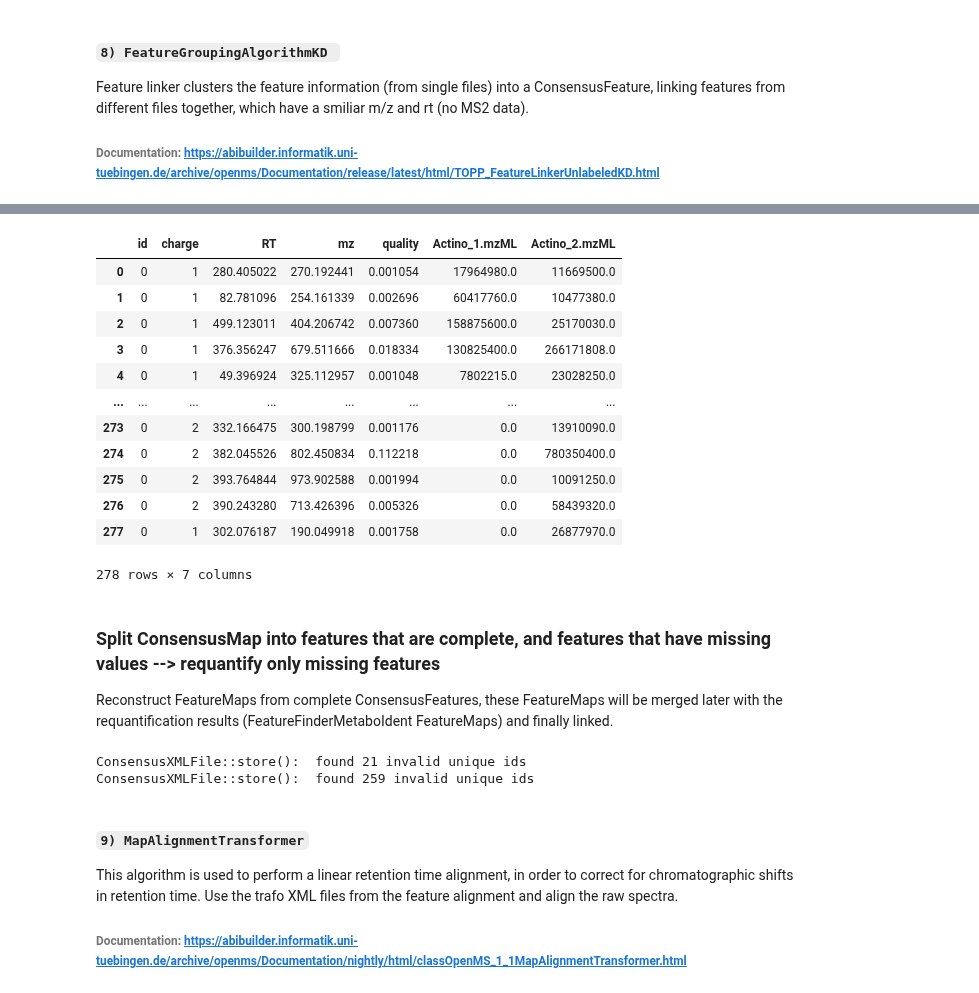
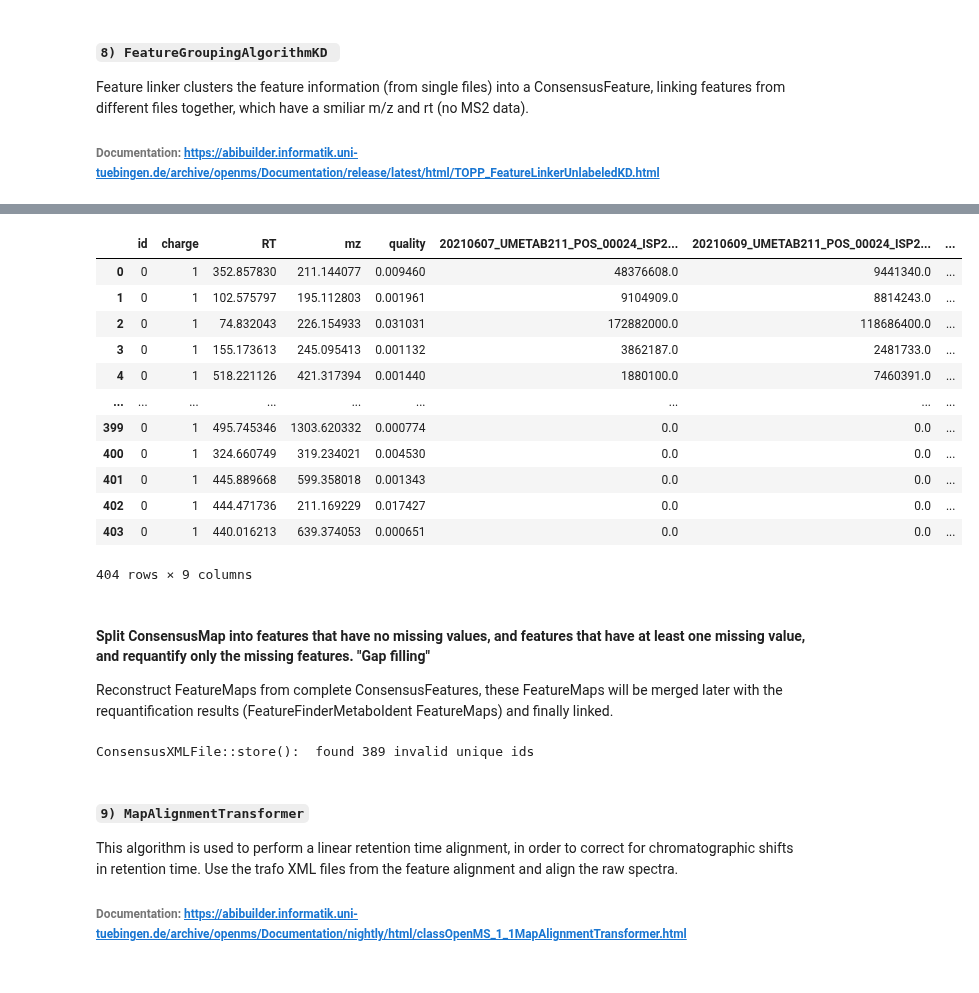
Before and after one commit to eeko-kon/pyOpenMS_UmetaFlow, a Jupyter notebook: 1_Preprocessing.ipynb, the cells around one changed output, grey strips where cells are left out. Saved outputs shown, nothing was run; the diff lists cells and outputs as text; code cells hidden in the pictures.

```diff
--- a/1_Preprocessing.ipynb
+++ b/1_Preprocessing.ipynb
@@ -192,7 +192,7 @@ Agreeing charges: 12/12
 # %% [markdown]
 Display the features in a dataframe
 # %%
-input_feature_files = sorted(glob.glob('results/interim/preprocess/MFD_*.featureXML'))
+input_feature_files = sorted(glob.glob(os.path.join('results', 'interim', 'preprocess', 'MFD_*.featureXML')))
 
 path = os.path.join("results", "features")
 try:
@@ -236,8 +236,8 @@ If there are MS2 spectra in the feature space which have been measured in isotop
 # %%
 path = os.path.join("results", "interim", "mzML")
 
-input_mzml_files = sorted(glob.glob('results/interim/mzML/PCpeak_*.mzML'))
-input_feature_files = sorted(glob.glob('results/interim/preprocess/MFD_*.featureXML'))
+input_mzml_files = sorted(glob.glob(os.path.join('results', 'interim', 'mzML', 'PCpeak_*.mzML')))
+input_feature_files = sorted(glob.glob(os.path.join('results', 'interim', 'preprocess', 'MFD_*.featureXML')))
 
 for mzml in input_mzml_files:
     exp = MSExperiment()
@@ -260,7 +260,7 @@ This algorithm is used to perform a linear retention time alignment, in order to
 # %%
 path = os.path.join("results", "interim", "preprocess")
 
-input_feature_files = sorted(glob.glob('results/interim/preprocess/MFD_*.featureXML'))
+input_feature_files = sorted(glob.glob(os.path.join('results', 'interim', 'preprocess', 'MFD_*.featureXML')))
 feature_maps=[]
 for filename in input_feature_files:
     feature_map_MFD = FeatureMap()
@@ -333,7 +333,7 @@ Feature linker clusters the feature information (from single files) into a Conse
 
 ###### Documentation: https://abibuilder.informatik.uni-tuebingen.de/archive/openms/Documentation/release/latest/html/TOPP_FeatureLinkerUnlabeledKD.html
 # %%
-input_feature_files = sorted(glob.glob('results/interim/preprocess/MapAligned_*.featureXML'))
+input_feature_files = sorted(glob.glob(os.path.join('results', 'interim', 'preprocess', 'MapAligned_*.featureXML')))
 
 feature_maps = []
 for featurexml_file in input_feature_files:
@@ -365,6 +365,6 @@ result = consensus_map.get_df()
 result= result.reset_index()
 result= result.drop(columns= ["sequence"])
 # store as tsv file
-result.to_csv('results/features/FeatureMatrix.tsv', sep = '\t', index = False)
+result.to_csv(os.path.join('results', 'features', 'FeatureMatrix.tsv'), sep = '\t', index = False)
 result
 # %% [output]
@@ -380,23 +383,30 @@ ConsensusXMLFile::store():  found 279 invalid unique ids
-|  | id | charge | RT | mz | quality | Actino_1.mzML | Actino_2.mzML |
-| 0 | 0 | 1 | 280.405022 | 270.192441 | 0.001054 | 17964980.0 | 11669500.0 |
-| 1 | 0 | 1 | 82.781096 | 254.161339 | 0.002696 | 60417760.0 | 10477380.0 |
-| 2 | 0 | 1 | 499.123011 | 404.206742 | 0.007360 | 158875600.0 | 25170030.0 |
-| 3 | 0 | 1 | 376.356247 | 679.511666 | 0.018334 | 130825400.0 | 266171808.0 |
-| 4 | 0 | 1 | 49.396924 | 325.112957 | 0.001048 | 7802215.0 | 23028250.0 |
-| ... | ... | ... | ... | ... | ... | ... | ... |
-| 273 | 0 | 2 | 332.166475 | 300.198799 | 0.001176 | 0.0 | 13910090.0 |
-| 274 | 0 | 2 | 382.045526 | 802.450834 | 0.112218 | 0.0 | 780350400.0 |
-| 275 | 0 | 2 | 393.764844 | 973.902588 | 0.001994 | 0.0 | 10091250.0 |
-| 276 | 0 | 2 | 390.243280 | 713.426396 | 0.005326 | 0.0 | 58439320.0 |
-| 277 | 0 | 1 | 302.076187 | 190.049918 | 0.001758 | 0.0 | 26877970.0 |
+|  | id | charge | RT | mz | quality | 20210607_UMETAB211_POS_00024_ISP2... | 20210609_UMETAB211_POS_00024_ISP2... | ... |
+| 0 | 0 | 1 | 352.857830 | 211.144077 | 0.009460 | 48376608.0 | 9441340.0 | ... |
+| 1 | 0 | 1 | 102.575797 | 195.112803 | 0.001961 | 9104909.0 | 8814243.0 | ... |
+| 2 | 0 | 1 | 74.832043 | 226.154933 | 0.031031 | 172882000.0 | 118686400.0 | ... |
+| 3 | 0 | 1 | 155.173613 | 245.095413 | 0.001132 | 3862187.0 | 2481733.0 | ... |
+| 4 | 0 | 1 | 518.221126 | 421.317394 | 0.001440 | 1880100.0 | 7460391.0 | ... |
+| ... | ... | ... | ... | ... | ... | ... | ... | ... |
+| 399 | 0 | 1 | 495.745346 | 1303.620332 | 0.000774 | 0.0 | 0.0 | ... |
+| 400 | 0 | 1 | 324.660749 | 319.234021 | 0.004530 | 0.0 | 0.0 | ... |
+| 401 | 0 | 1 | 445.889668 | 599.358018 | 0.001343 | 0.0 | 0.0 | ... |
+| 402 | 0 | 1 | 444.471736 | 211.169229 | 0.017427 | 0.0 | 0.0 | ... |
+| 403 | 0 | 1 | 440.016213 | 639.374053 | 0.000651 | 0.0 | 0.0 | ... |
-278 rows × 7 columns
+404 rows × 9 columns
 # %% [markdown]
-### Split ConsensusMap into features that are complete, and features that have missing values --> requantify only missing features
+#### Split ConsensusMap into features that have no missing values, and features that have at least one missing value, and requantify only the missing features. "Gap filling"
 Reconstruct FeatureMaps from complete ConsensusFeatures, these FeatureMaps will be merged later with the requantification results (FeatureFinderMetaboIdent FeatureMaps) and finally linked.
 # %%
+path = os.path.join("results", "interim", "Requant")
+try:
+    shutil.rmtree(path)
+    os.mkdir(path)
+except OSError:
+    os.mkdir(path)
+
 # split ConsensusMap
 consensus_map = ConsensusMap()
-ConsensusXMLFile().load(os.path.join(path, 'consensus' + ".consensusXML"), consensus_map)
+ConsensusXMLFile().load(os.path.join("results", "interim", "preprocess", 'consensus' + '.consensusXML'), consensus_map)
 
 headers = consensus_map.getColumnHeaders()
 
@@ -424,10 +434,9 @@ for fm in feature_maps:
     for f in fm:
         if f.getUniqueId() in to_keep_ids:
             fm_filterd.push_back(f)
-    FeatureXMLFile().store(os.path.join("results", "interim", "preprocess", "Complete_" + os.path.basename(fm_filterd.getMetaValue("spectra_data")[0].decode())[7:-4] + "featureXML"), fm_filterd)
+    FeatureXMLFile().store(os.path.join(path, "Complete_" + os.path.basename(fm_filterd.getMetaValue("spectra_data")[0].decode())[7:-4] + "featureXML"), fm_filterd)
 # %% [output]
-ConsensusXMLFile::store():  found 21 invalid unique ids
-ConsensusXMLFile::store():  found 259 invalid unique ids
+ConsensusXMLFile::store():  found 389 invalid unique ids
 # %% [markdown]
 #### `9) MapAlignmentTransformer`
 This algorithm is used to perform a linear retention time alignment, in order to correct for chromatographic shifts in retention time. Use the trafo XML files from the feature alignment and align the raw spectra.
```
Also changed, not shown: parts of 23 cells of this notebook, 2 other files.
